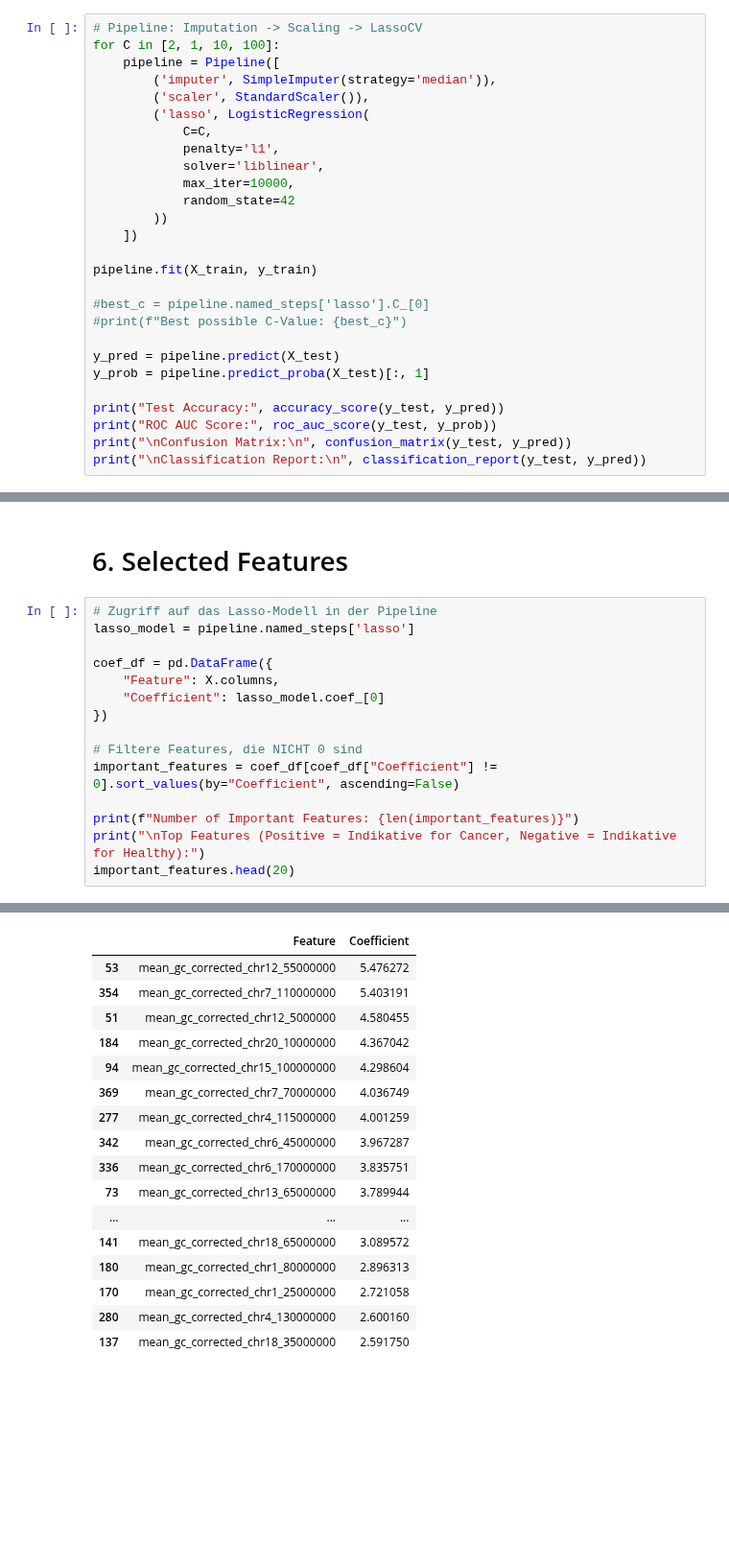
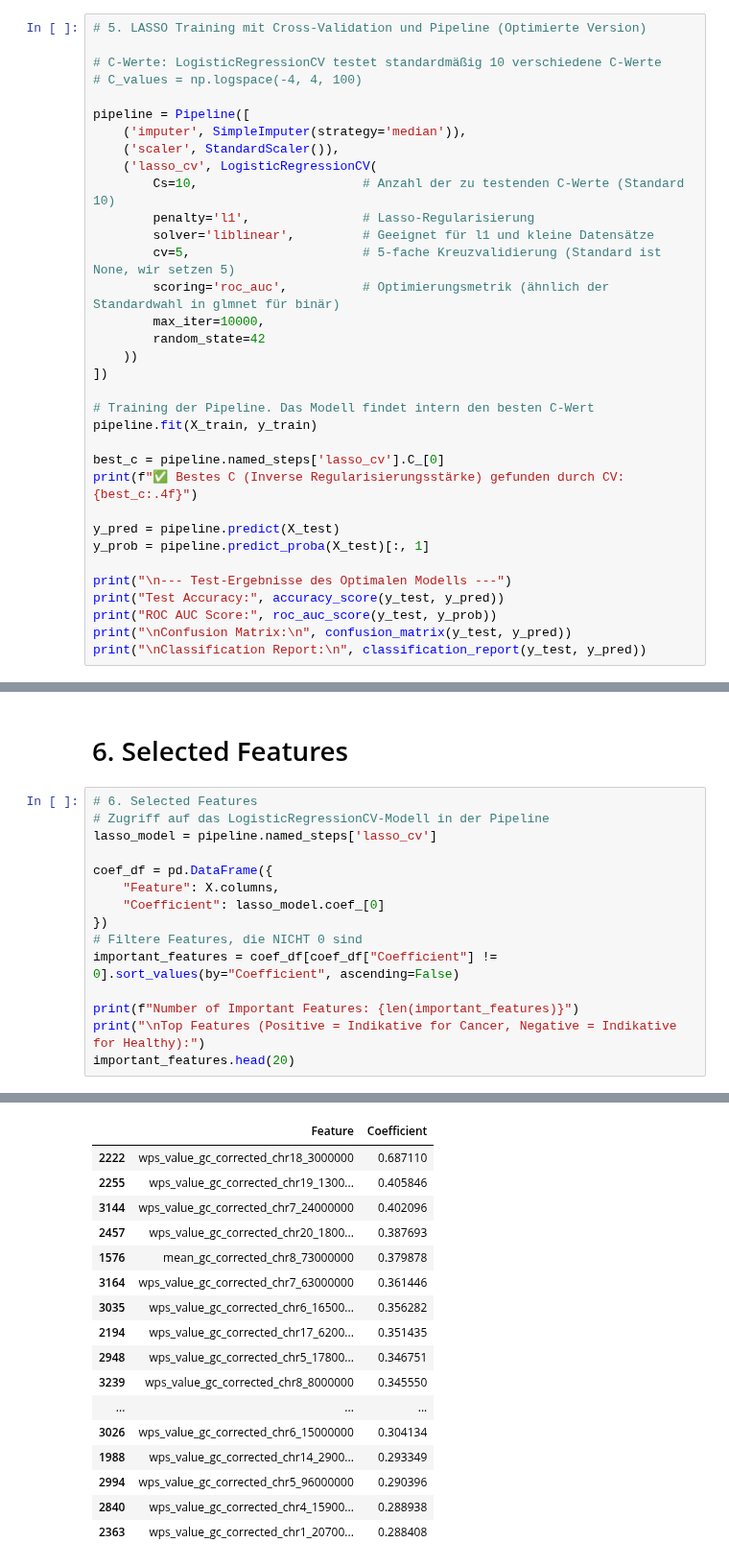
Before and after one commit to LabMedDHM/lotta_frag, a Jupyter notebook: 04_lasso_modeling.ipynb, the cells around one changed output, grey strips where cells are left out. Shown at 96% size. Drawn from its saved outputs; the diff is of its cells as text; blank space fills up the shorter version.

```diff
--- a/04_lasso_modeling.ipynb
+++ b/04_lasso_modeling.ipynb
@@ -94,28 +96,35 @@ X_train, X_test, y_train, y_test = train_test_split(
 # %% [markdown]
 # 5. LASSO Training mit Cross-Validation und Pipeline
 # %%
-# Pipeline: Imputation -> Scaling -> LassoCV
-for C in [2, 1, 10, 100]:
-    pipeline = Pipeline([
-        ('imputer', SimpleImputer(strategy='median')),
-        ('scaler', StandardScaler()),
-        ('lasso', LogisticRegression(
-            C=C,
-            penalty='l1',
-            solver='liblinear',
-            max_iter=10000,
-            random_state=42
-        ))
-    ])
+# 5. LASSO Training mit Cross-Validation und Pipeline (Optimierte Version)
 
+# C-Werte: LogisticRegressionCV testet standardmäßig 10 verschiedene C-Werte
+# C_values = np.logspace(-4, 4, 100)
+
+pipeline = Pipeline([
+    ('imputer', SimpleImputer(strategy='median')),
+    ('scaler', StandardScaler()),
+    ('lasso_cv', LogisticRegressionCV(
+        Cs=10,                      # Anzahl der zu testenden C-Werte (Standard 10)
+        penalty='l1',               # Lasso-Regularisierung
+        solver='liblinear',         # Geeignet für l1 und kleine Datensätze
+        cv=5,                       # 5-fache Kreuzvalidierung (Standard ist None, wir setzen 5)
+        scoring='roc_auc',          # Optimierungsmetrik (ähnlich der Standardwahl in glmnet für binär)
+        max_iter=10000,
+        random_state=42
+    ))
+])
+
+# Training der Pipeline. Das Modell findet intern den besten C-Wert
 pipeline.fit(X_train, y_train)
 
-#best_c = pipeline.named_steps['lasso'].C_[0]
-#print(f"Best possible C-Value: {best_c}")
+best_c = pipeline.named_steps['lasso_cv'].C_[0]
+print(f"✅ Bestes C (Inverse Regularisierungsstärke) gefunden durch CV: {best_c:.4f}")
 
 y_pred = pipeline.predict(X_test)
 y_prob = pipeline.predict_proba(X_test)[:, 1]
 
+print("\n--- Test-Ergebnisse des Optimalen Modells ---")
 print("Test Accuracy:", accuracy_score(y_test, y_pred))
 print("ROC AUC Score:", roc_auc_score(y_test, y_prob))
 print("\nConfusion Matrix:\n", confusion_matrix(y_test, y_pred))
@@ -175,14 +224,14 @@ AttributeError: 'LogisticRegression' object has no attribute 'scores_'
 # %% [markdown]
 # 6. Selected Features
 # %%
-# Zugriff auf das Lasso-Modell in der Pipeline
-lasso_model = pipeline.named_steps['lasso']
+# 6. Selected Features
+# Zugriff auf das LogisticRegressionCV-Modell in der Pipeline
+lasso_model = pipeline.named_steps['lasso_cv']
 
 coef_df = pd.DataFrame({
     "Feature": X.columns,
     "Coefficient": lasso_model.coef_[0]
 })
-
 # Filtere Features, die NICHT 0 sind
 important_features = coef_df[coef_df["Coefficient"] != 0].sort_values(by="Coefficient", ascending=False)
 
@@ -194,19 +243,19 @@ Number of Important Features: 196
 
 Top Features (Positive = Indikative for Cancer, Negative = Indikative for Healthy):
 |  | Feature | Coefficient |
-| 53 | mean_gc_corrected_chr12_55000000 | 5.476272 |
-| 354 | mean_gc_corrected_chr7_110000000 | 5.403191 |
-| 51 | mean_gc_corrected_chr12_5000000 | 4.580455 |
-| 184 | mean_gc_corrected_chr20_10000000 | 4.367042 |
-| 94 | mean_gc_corrected_chr15_100000000 | 4.298604 |
-| 369 | mean_gc_corrected_chr7_70000000 | 4.036749 |
-| 277 | mean_gc_corrected_chr4_115000000 | 4.001259 |
-| 342 | mean_gc_corrected_chr6_45000000 | 3.967287 |
-| 336 | mean_gc_corrected_chr6_170000000 | 3.835751 |
-| 73 | mean_gc_corrected_chr13_65000000 | 3.789944 |
+| 2222 | wps_value_gc_corrected_chr18_3000000 | 0.687110 |
+| 2255 | wps_value_gc_corrected_chr19_1300... | 0.405846 |
+| 3144 | wps_value_gc_corrected_chr7_24000000 | 0.402096 |
+| 2457 | wps_value_gc_corrected_chr20_1800... | 0.387693 |
+| 1576 | mean_gc_corrected_chr8_73000000 | 0.379878 |
+| 3164 | wps_value_gc_corrected_chr7_63000000 | 0.361446 |
+| 3035 | wps_value_gc_corrected_chr6_16500... | 0.356282 |
+| 2194 | wps_value_gc_corrected_chr17_6200... | 0.351435 |
+| 2948 | wps_value_gc_corrected_chr5_17800... | 0.346751 |
+| 3239 | wps_value_gc_corrected_chr8_8000000 | 0.345550 |
 | ... | ... | ... |
-| 141 | mean_gc_corrected_chr18_65000000 | 3.089572 |
-| 180 | mean_gc_corrected_chr1_80000000 | 2.896313 |
-| 170 | mean_gc_corrected_chr1_25000000 | 2.721058 |
-| 280 | mean_gc_corrected_chr4_130000000 | 2.600160 |
-| 137 | mean_gc_corrected_chr18_35000000 | 2.591750 |
+| 3026 | wps_value_gc_corrected_chr6_15000000 | 0.304134 |
+| 1988 | wps_value_gc_corrected_chr14_2900... | 0.293349 |
+| 2994 | wps_value_gc_corrected_chr5_96000000 | 0.290396 |
+| 2840 | wps_value_gc_corrected_chr4_15900... | 0.288938 |
+| 2363 | wps_value_gc_corrected_chr1_20700... | 0.288408 |
```
Also changed, not shown: parts of 10 cells of this notebook.
